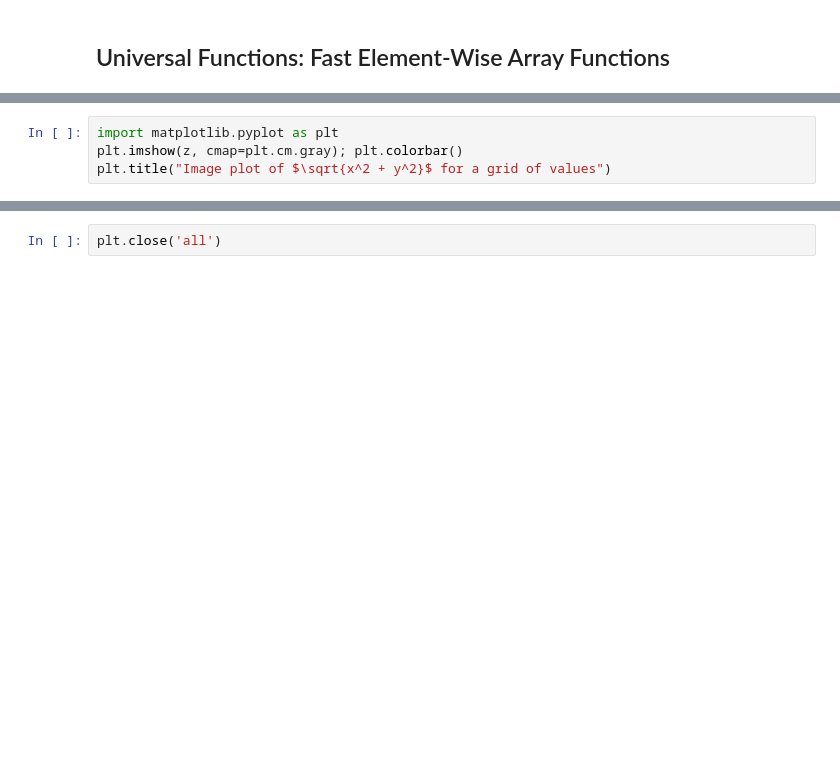
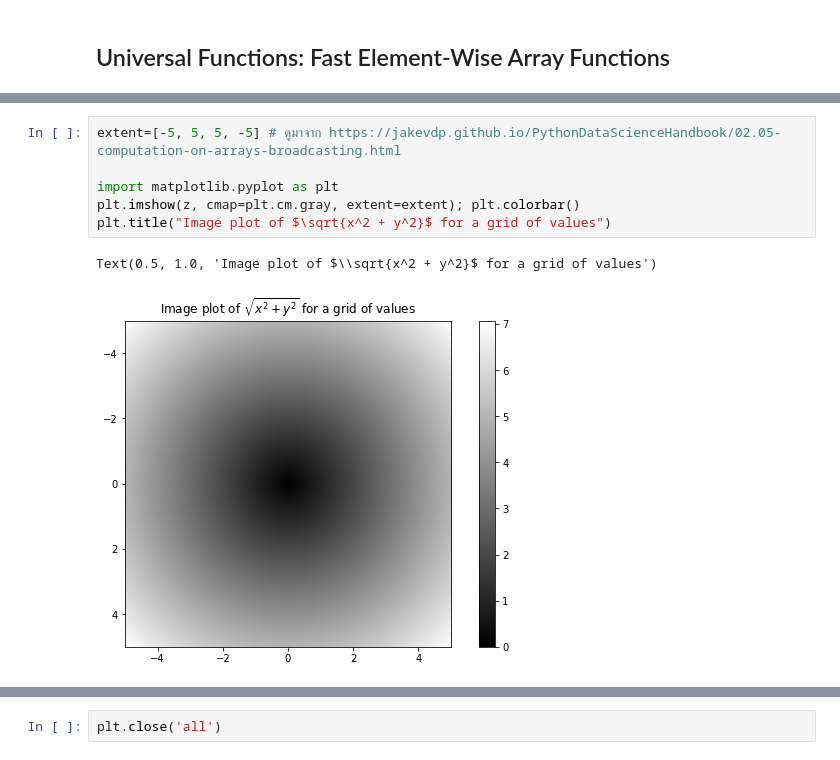
Before and after one commit to chan-prk/pydata-book, a Jupyter notebook: ch04.ipynb, the cells around one changed output, grey strips where cells are left out. Drawn from its saved outputs; the diff is of its cells as text; blank space fills up the shorter version.

Commit message:
Done with "4.3 Array-Oriented Programming with Arrays"

```diff
--- a/ch04.ipynb
+++ b/ch04.ipynb
@@ -473,6 +784,11 @@ z
 # %%
+extent=[-5, 5, 5, -5] # ดูมาจาก https://jakevdp.github.io/PythonDataScienceHandbook/02.05-computation-on-arrays-broadcasting.html
+
 import matplotlib.pyplot as plt
-plt.imshow(z, cmap=plt.cm.gray); plt.colorbar()
+plt.imshow(z, cmap=plt.cm.gray, extent=extent); plt.colorbar()
 plt.title("Image plot of $\sqrt{x^2 + y^2}$ for a grid of values")
+# %% [output]
+Text(0.5, 1.0, 'Image plot of $\\sqrt{x^2 + y^2}$ for a grid of values')
+[figure, added]
 # %%
 plt.draw()
```
Also changed, not shown: parts of 83 cells of this notebook, 5 other files.
